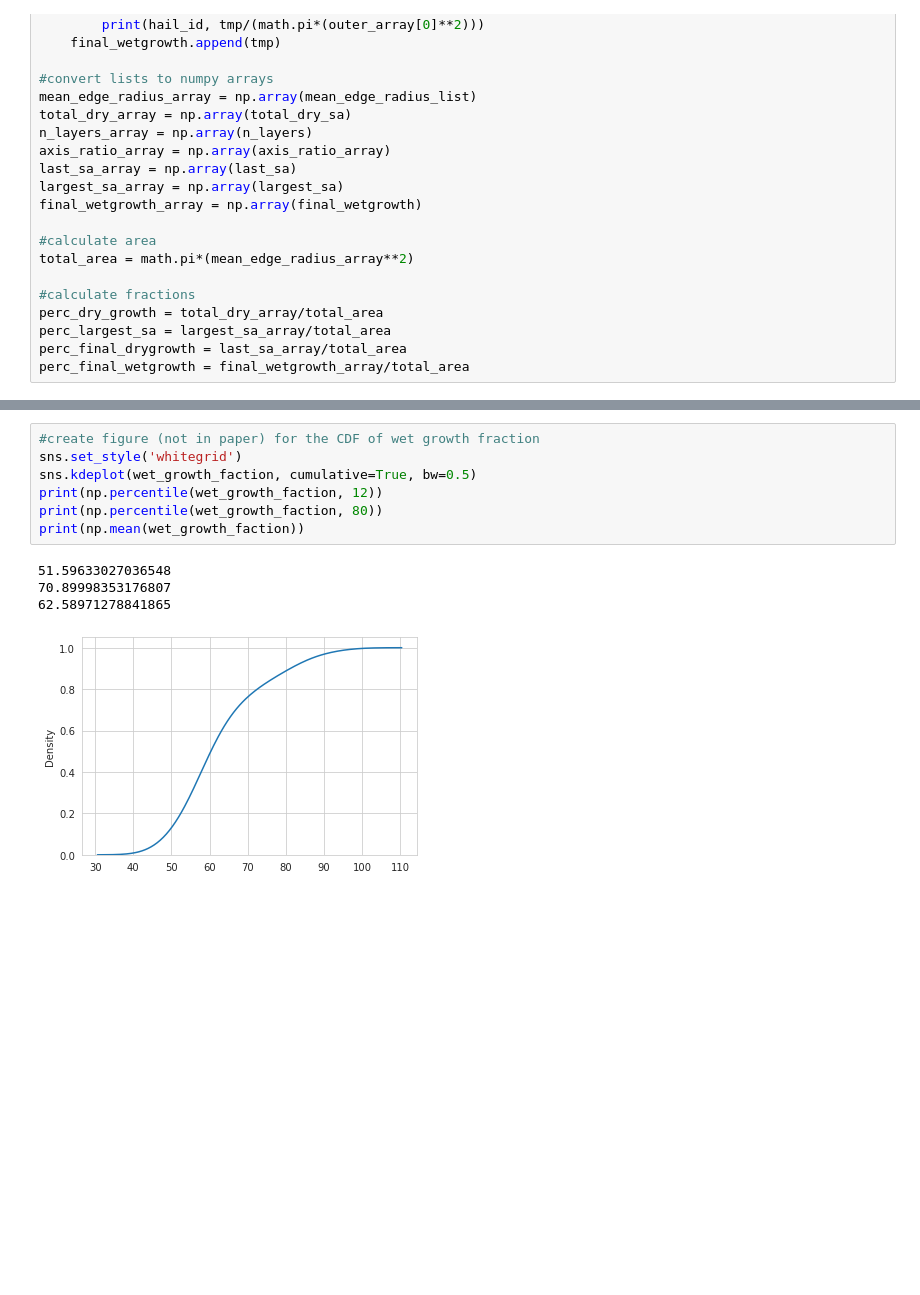
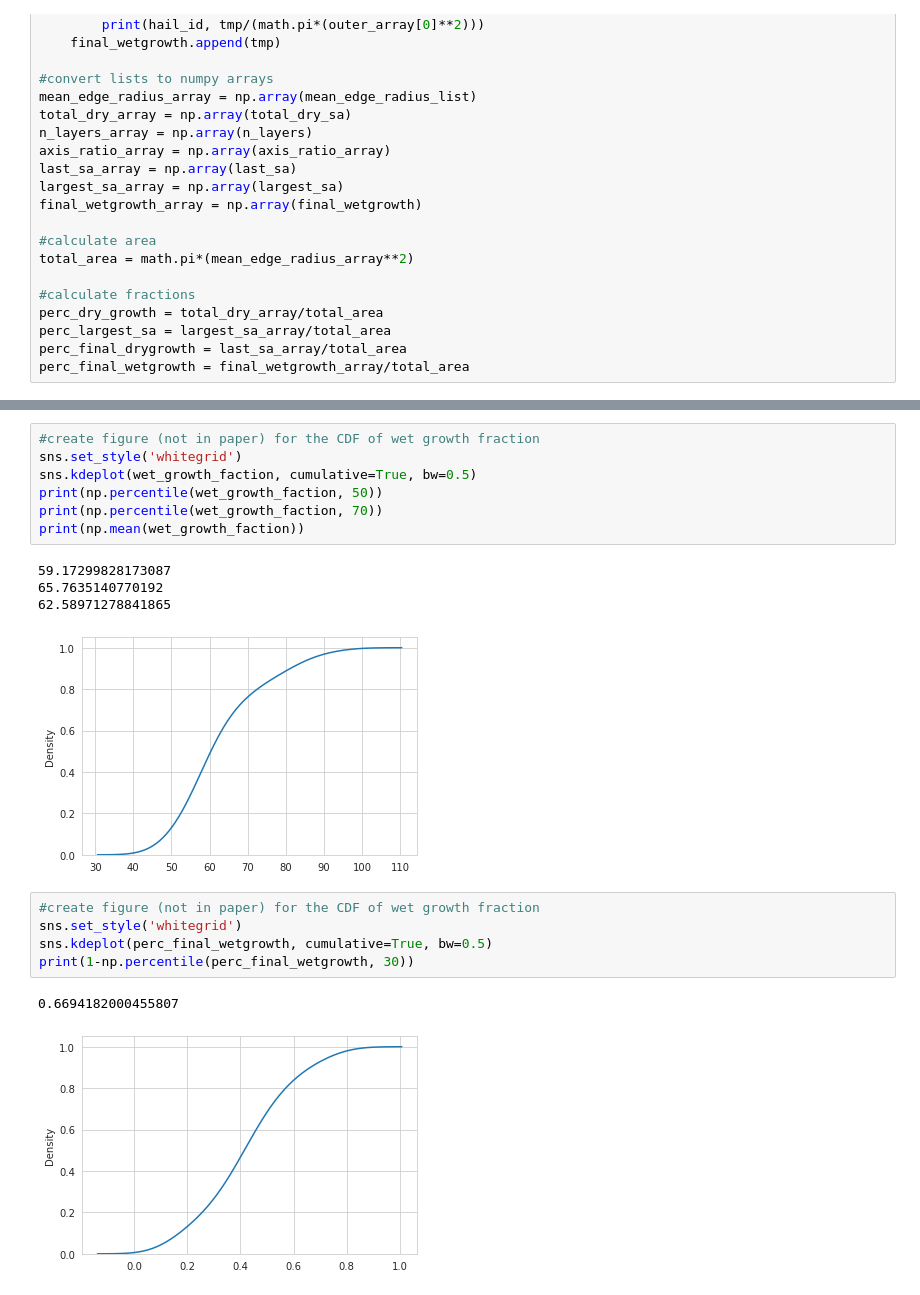
Before and after one commit to joshua-wx/hail_xsection, a Jupyter notebook: xsec_stats.ipynb, the cells around one changed output, grey strips where cells are left out. Saved outputs shown, nothing was run; the diff lists cells and outputs as text; blank space fills up the shorter version.

```diff
--- a/xsec_stats.ipynb
+++ b/xsec_stats.ipynb
@@ -147,11 +147,19 @@ plt.savefig('fig05.png', dpi=150)
 #create figure (not in paper) for the CDF of wet growth fraction
 sns.set_style('whitegrid')
 sns.kdeplot(wet_growth_faction, cumulative=True, bw=0.5)
-print(np.percentile(wet_growth_faction, 12))
-print(np.percentile(wet_growth_faction, 80))
+print(np.percentile(wet_growth_faction, 50))
+print(np.percentile(wet_growth_faction, 70))
 print(np.mean(wet_growth_faction))
 # %% [output]
-51.59633027036548
-70.89998353176807
+59.17299828173087
+65.7635140770192
 62.58971278841865
 [figure]
+# %%
+#create figure (not in paper) for the CDF of wet growth fraction
+sns.set_style('whitegrid')
+sns.kdeplot(perc_final_wetgrowth, cumulative=True, bw=0.5)
+print(1-np.percentile(perc_final_wetgrowth, 30))
+# %% [output]
+0.6694182000455807
+[figure, added]
```
Also changed, not shown: parts of 3 cells of this notebook.
